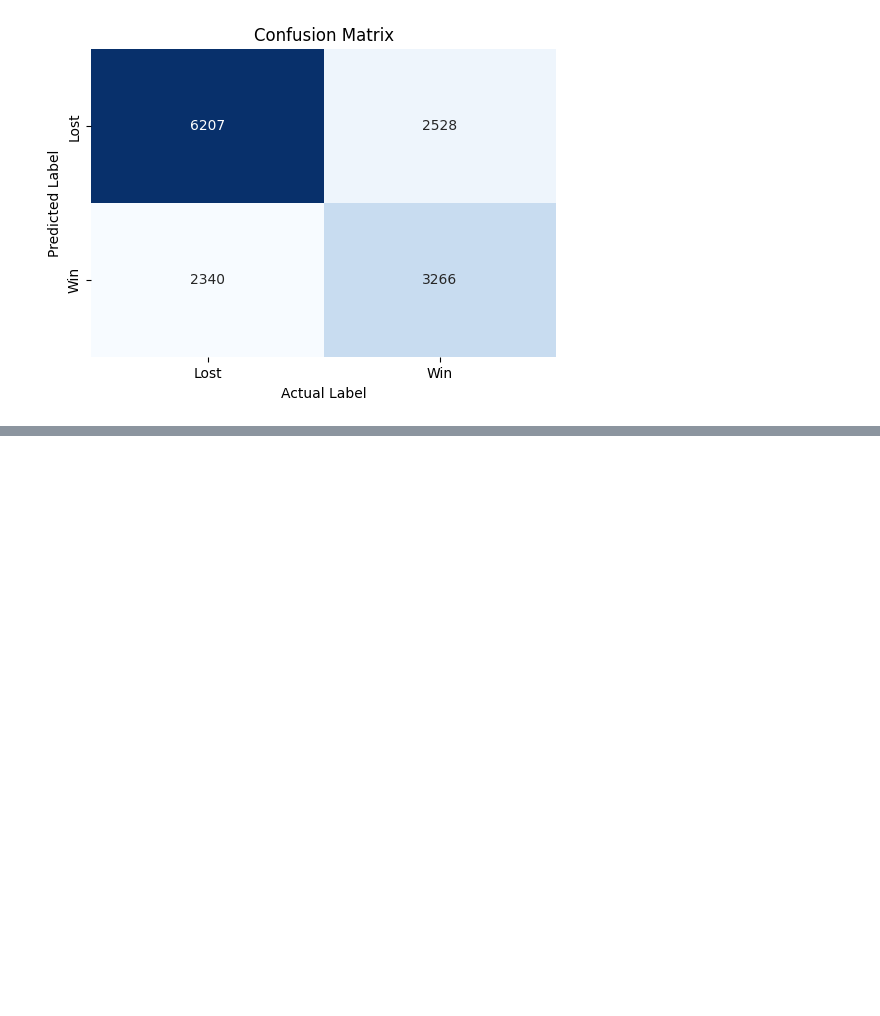
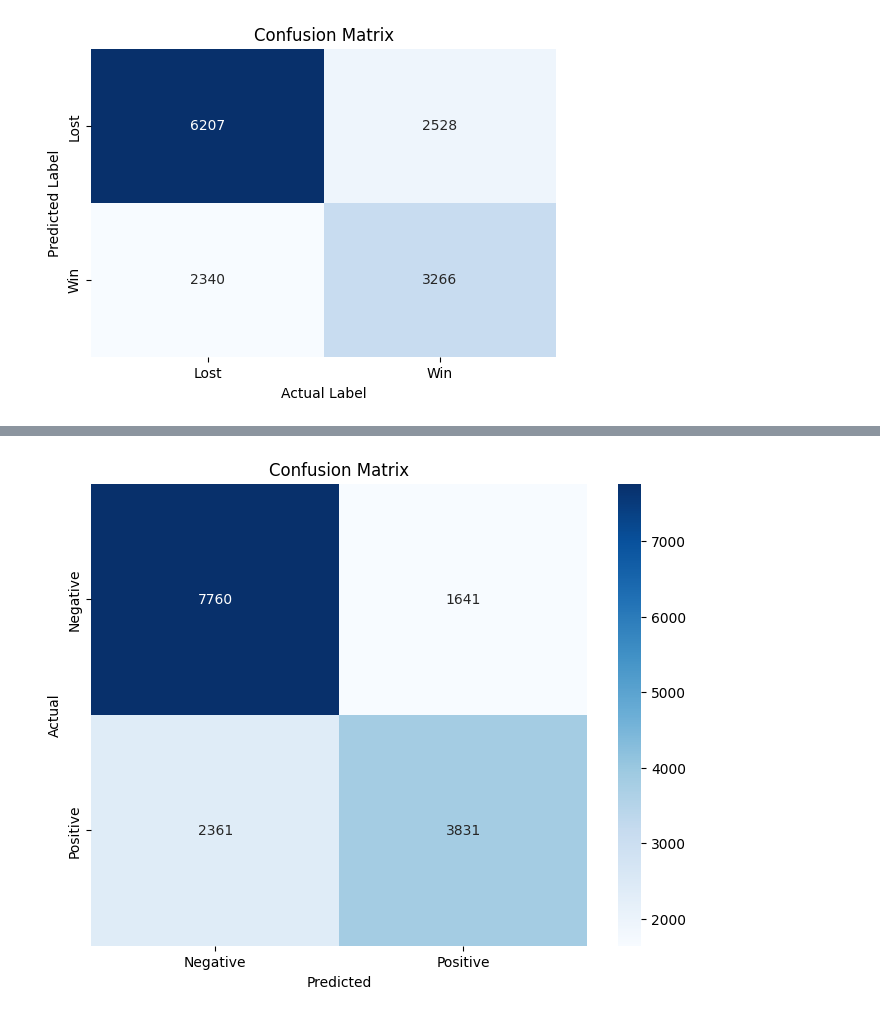
Before and after one commit to amanr24/ML, a Jupyter notebook: LegWord.ipynb, the cells around one changed output, grey strips where cells are left out. Drawn from its saved outputs; the diff is of its cells as text; code cells hidden in the pictures; blank space fills up the shorter version.

```diff
--- a/LegWord.ipynb
+++ b/LegWord.ipynb
@@ -1360,0 +1423,5 @@ create_graph(9,0.2)
+# %%
+get_confusion_matrix([[7760,1641]
+,[2361,3831]])
+# %% [output]
+[figure, added]
```
Also changed, not shown: parts of 15 cells of this notebook.
